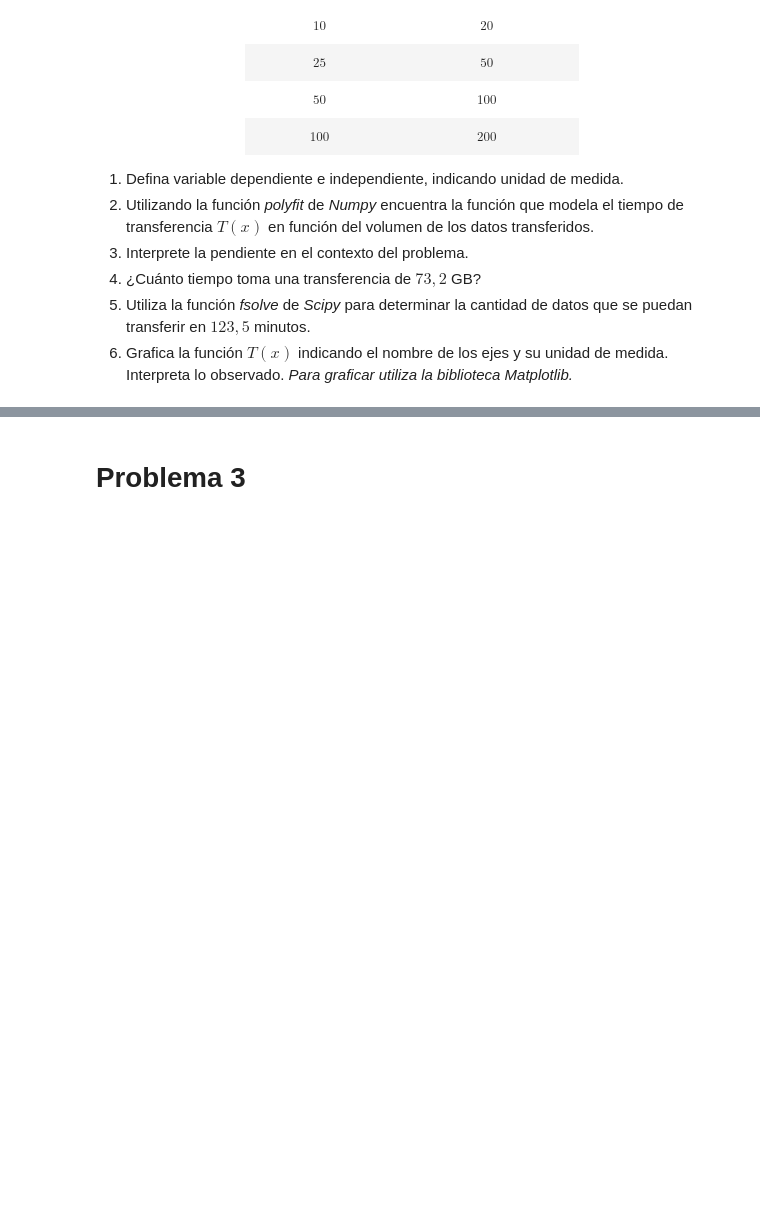
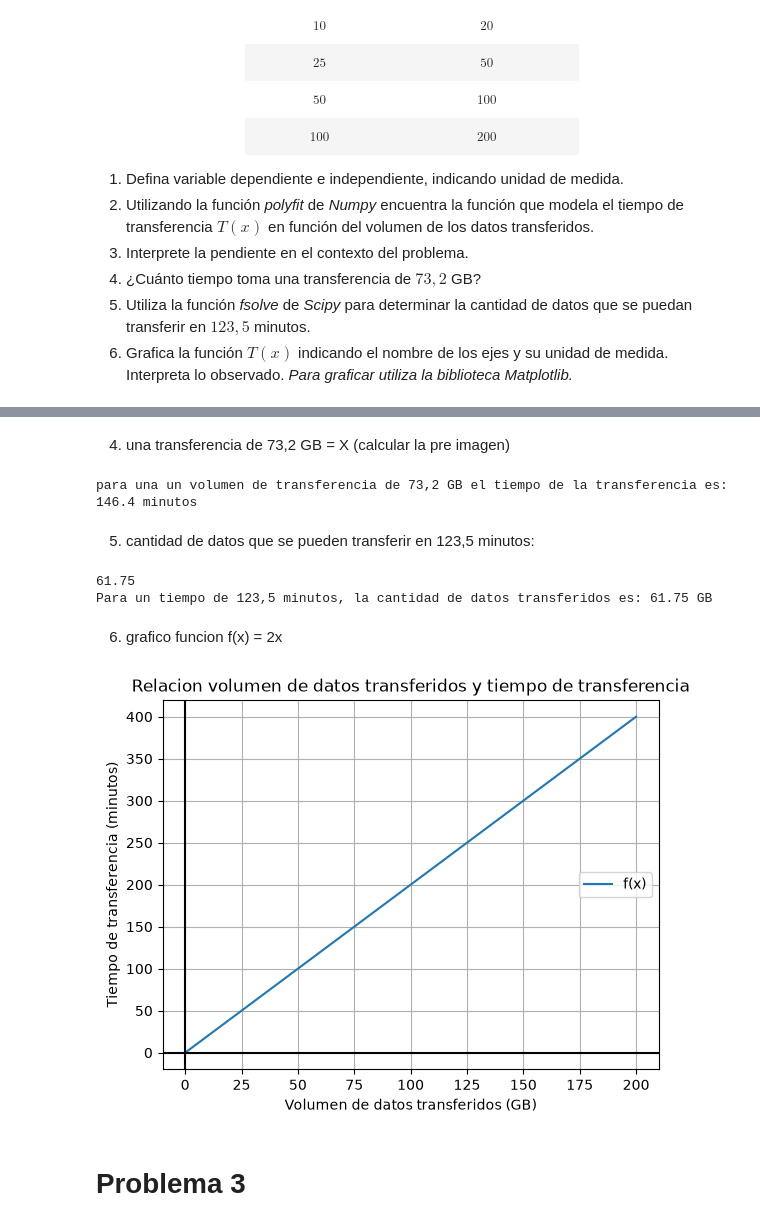
Before and after one commit to axbrogi23/matematica-aplicada-1, a Jupyter notebook: G2_Función_Lineal.ipynb, the cells around one changed output, grey strips where cells are left out. Drawn from its saved outputs; the diff is of its cells as text; code cells hidden in the pictures; blank space fills up the shorter version.

```diff
--- a/G2_Función_Lineal.ipynb
+++ b/G2_Función_Lineal.ipynb
@@ -86,0 +92,9 @@ Un equipo de TI está monitoreando el tráfico de datos en la red de la empresa.
+# %%
+import numpy as np
+
+x = np.array([5, 10, 25, 50, 100])
+y = np.array([10, 20, 50, 100, 200])
+#Si la función es de grado 1
+pendiente, intercepto = np.polyfit(x, y, 1)
+print(f'La pendiente es {pendiente:.0f} y el coeficiente de posición es {intercepto:.0f}')
+print(f"la funcion es f(x) = {pendiente:.0f} x + {intercepto:.0f}")
@@ -87,3 +106,46 @@ Un equipo de TI está monitoreando el tráfico de datos en la red de la empresa.
+# %% [markdown]
+4) una transferencia de 73,2 GB = X (calcular la pre imagen)
+# %%
+def f(x):
+    return 2*x
+print(f"para una un volumen de transferencia de 73,2 GB el tiempo de la transferencia es: {f(73.2):.1f} minutos")
+# %% [output]
+para una un volumen de transferencia de 73,2 GB el tiempo de la transferencia es: 146.4 minutos
+# %% [markdown]
+5) cantidad de datos que se pueden transferir en 123,5 minutos:
+# %%
+def f(x):
+    return 2*x - 123.5  # Ecuación a resolver
+
+#Valor/es inicial/es de la aproximación
+xo = np.linspace(0, 200, 1)
+solucion = fsolve(f, xo)
+print(solucion[0])
+print(f"Para un tiempo de 123,5 minutos, la cantidad de datos transferidos es: {(solucion[0]):.2f} GB")
+# %% [output]
+61.75
+Para un tiempo de 123,5 minutos, la cantidad de datos transferidos es: 61.75 GB
+# %% [markdown]
+6) grafico funcion f(x) = 2x
+# %%
+import numpy as np
+import matplotlib.pyplot as plt
+
+def f(x):
+    return 2*x
+
+x = np.arange(0,200,0.01)
+plt.plot(x, f(x), label = 'f(x)')
+plt.title('Relacion volumen de datos transferidos y tiempo de transferencia')
+plt.ylabel('Tiempo de transferencia (minutos)')
+plt.xlabel('Volumen de datos transferidos (GB)')
+plt.legend()
+plt.grid()
+plt.axhline(0, color='black')
+plt.axvline(0, color='black')
+plt.show()
+# %% [output]
+[figure, added]
 # %% [markdown]
 # Problema 3
 # %% [markdown]
```
Also changed, not shown: parts of 4 cells of this notebook.
